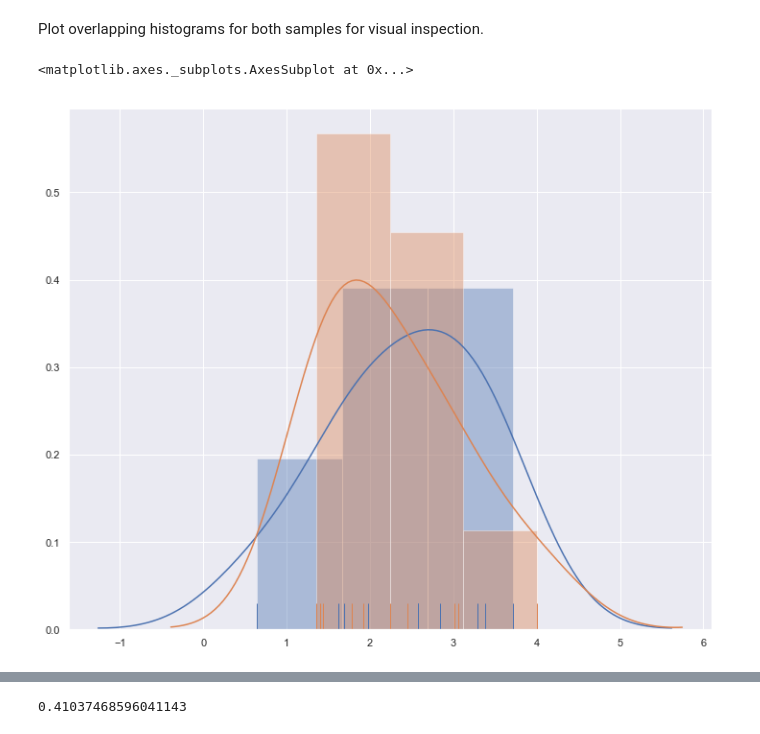
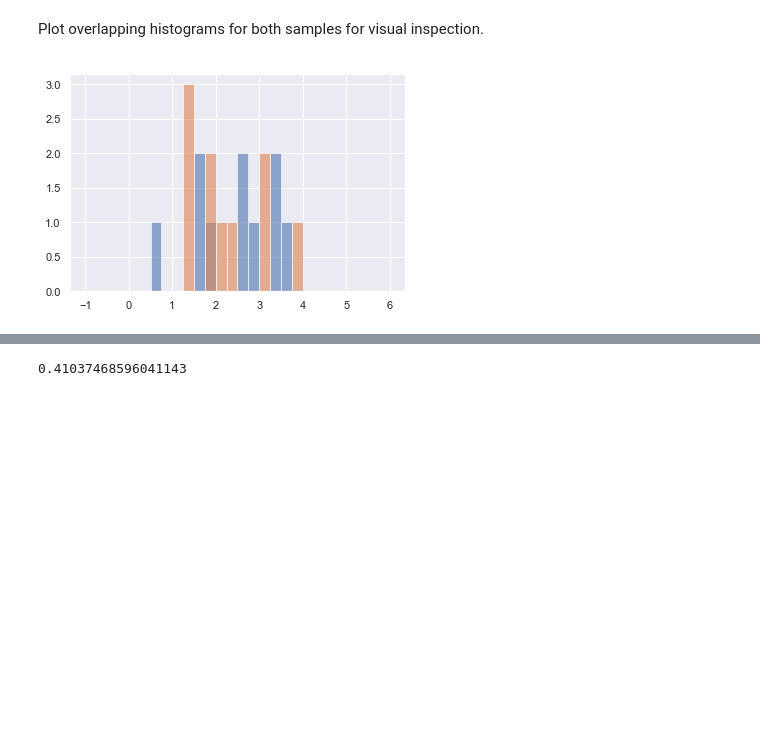
Before and after one commit to MissAle17/dsc-2-20-14-effect-size-p-values-and-power-lab-online-ds-sp-000, a Jupyter notebook: index.ipynb, the cells around one changed output, grey strips where cells are left out. Cells and saved outputs as stored; diff of their text form; code cells hidden in the pictures; blank space fills up the shorter version.

```diff
--- a/index.ipynb
+++ b/index.ipynb
@@ -59,14 +59,12 @@ b = np.random.randn(10)+2
 Plot overlapping histograms for both samples for visual inspection.
 # %%
 # Plot overlapping histograms for a and b
-# %%
-sns.set(color_codes=True)
-sns.set(rc={'figure.figsize':(12,10)})
-sns.distplot(a, hist=True, rug=True)
-sns.distplot(b, hist=True, rug=True)
-# %% [output]
-<matplotlib.axes._subplots.AxesSubplot at 0x...>
-[figure, removed]
+# %%
+
+plt.hist(a, range=(-1, 6), bins=28, alpha=0.6);
+plt.hist(b, range=(-1, 6), bins=28, alpha=0.6);
+# %% [output]
+[figure, added]
 # %% [markdown]
 ## The t-test
 
```
Also changed, not shown: parts of 14 cells of this notebook.
